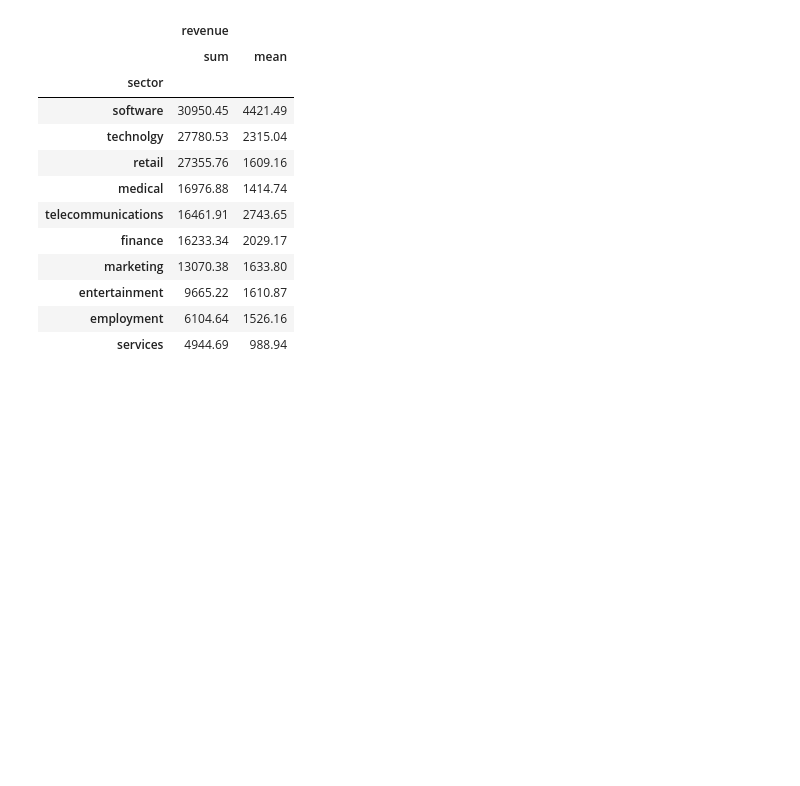
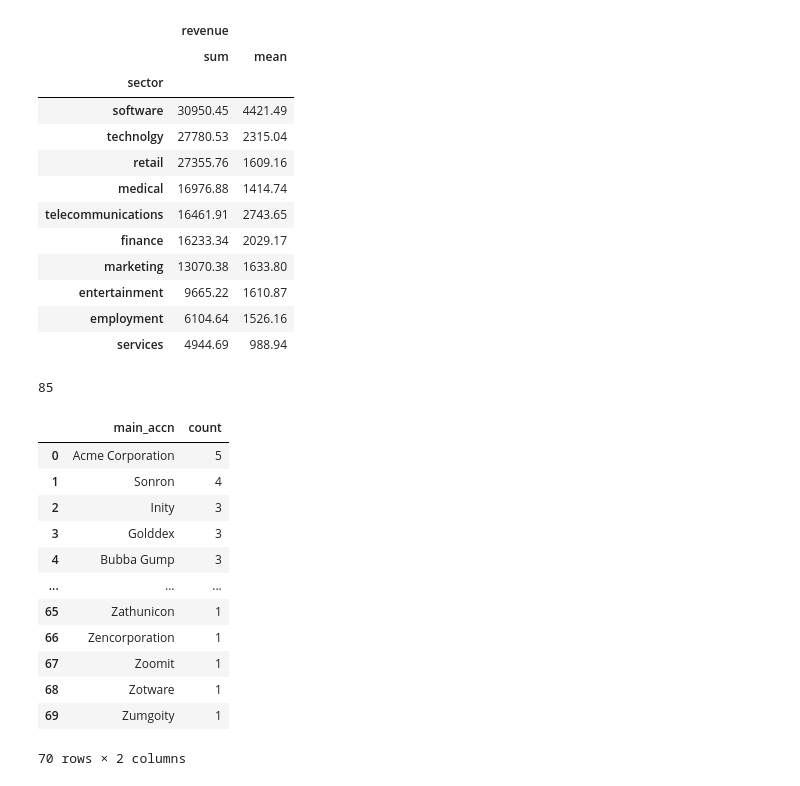
Before and after one commit to SuyogPatgave/Python_Codes-Projects, a Jupyter notebook: CRM_Project.ipynb, the cells around one changed output. Cells and saved outputs as stored; diff of their text form; code cells hidden in the pictures; blank space fills up the shorter version.

```diff
--- a/CRM_Project.ipynb
+++ b/CRM_Project.ipynb
@@ -493,3 +495,31 @@ rev_by_sec
 | entertainment | 9665.22 | 1610.87 |
 | employment | 6104.64 | 1526.16 |
 | services | 4944.69 | 988.94 |
+# %%
+#acc
+accL = acc.copy()
+accR= acc.copy()
+acc_main = accL.merge(accR, left_on='subsidiary_of', right_on='account', how='left')
+#acc_main
+#acc_main = acc.merge(acc, left_on='subsidiary_of', right_on='account', how='left')
+#acc_main
+#acc_main['main_acc'] = acc_main['subsidiary_of_y'].fillna(acc_main['account_x'])
+#acc_main
+acc_main['main_accn'] = acc_main['account_y'].fillna(acc_main['account_x'])
+print(acc_main['main_accn'].value_counts().sum())
+acc_main['main_accn'].value_counts().to_frame().reset_index()
+# %% [output]
+85
+|  | main_accn | count |
+| 0 | Acme Corporation | 5 |
+| 1 | Sonron | 4 |
+| 2 | Inity | 3 |
+| 3 | Golddex | 3 |
+| 4 | Bubba Gump | 3 |
+| ... | ... | ... |
+| 65 | Zathunicon | 1 |
+| 66 | Zencorporation | 1 |
+| 67 | Zoomit | 1 |
+| 68 | Zotware | 1 |
+| 69 | Zumgoity | 1 |
+70 rows × 2 columns
```
Also changed, not shown: parts of 6 cells of this notebook.
